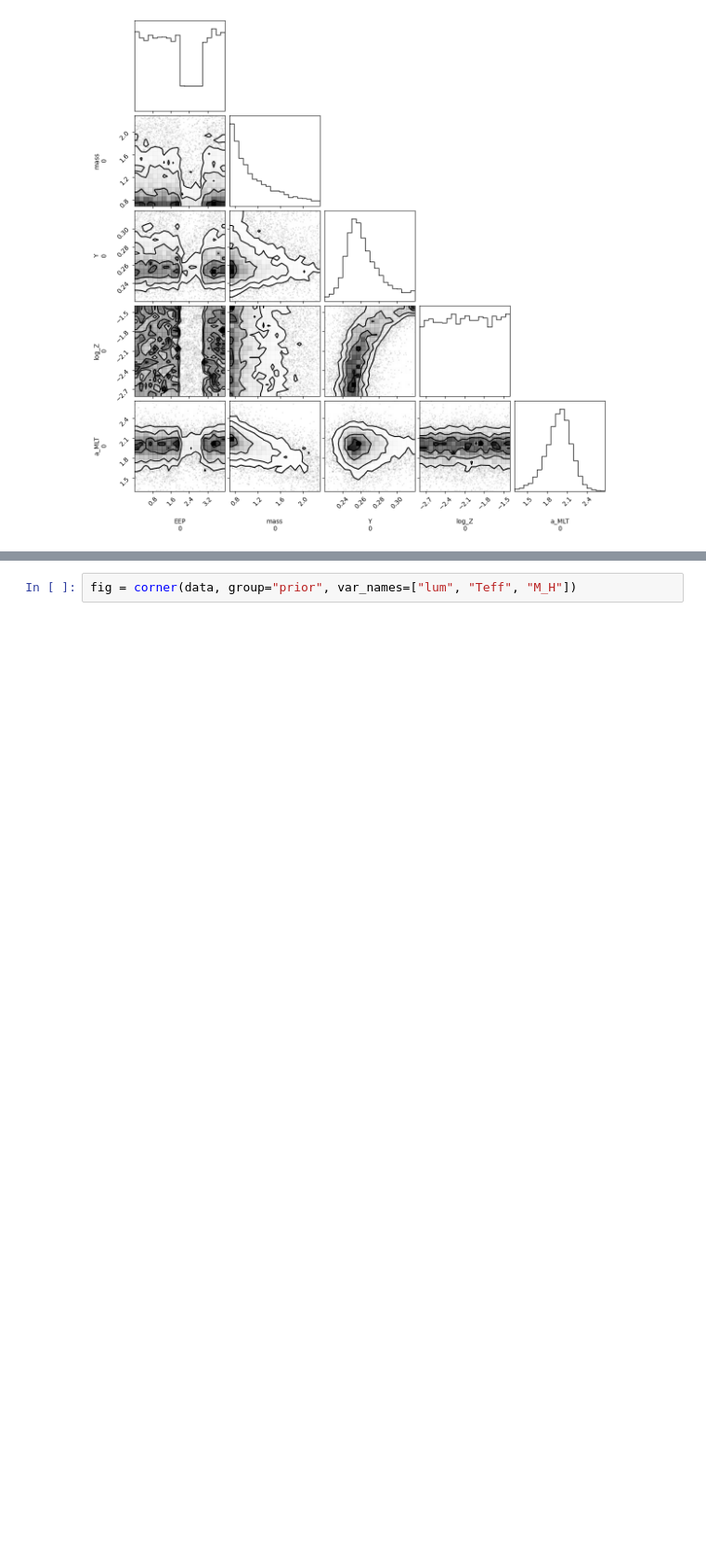
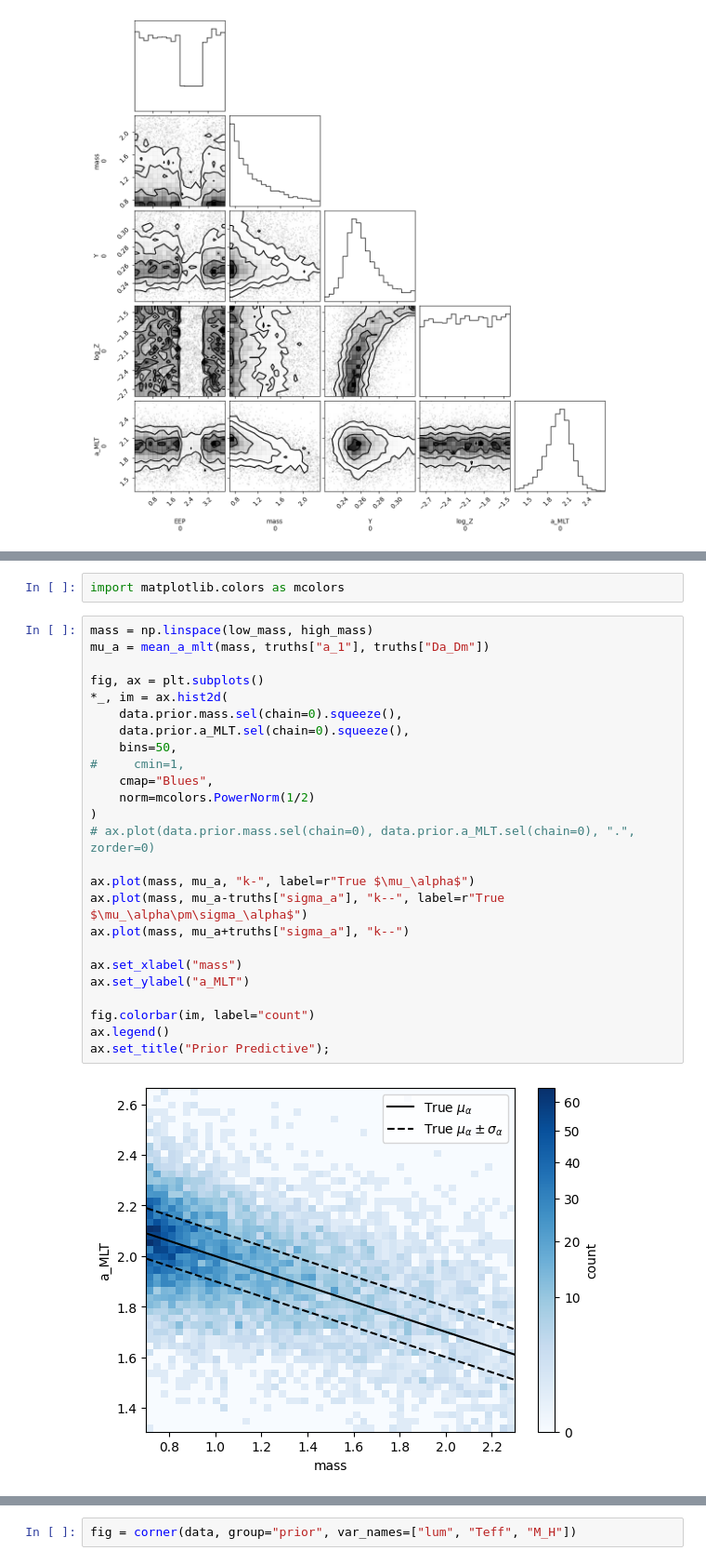
Before and after one commit to alexlyttle/stellar-emulator, a Jupyter notebook: notebook/inference-hierarchical.ipynb, the cells around one changed output, grey strips where cells are left out. Shown at 93% size. Saved outputs shown, nothing was run; the diff lists cells and outputs as text; blank space fills up the shorter version.

Commit message:
Add plots to hierarchical with 'true' distributions

```diff
--- a/notebook/inference-hierarchical.ipynb
+++ b/notebook/inference-hierarchical.ipynb
@@ -232,0 +165,29 @@ Just scales the whole thing. Just need to make sure draw from 0 to 1
+# %%
+import matplotlib.colors as mcolors
+# %%
+mass = np.linspace(low_mass, high_mass)
+mu_a = mean_a_mlt(mass, truths["a_1"], truths["Da_Dm"])
+
+fig, ax = plt.subplots()
+*_, im = ax.hist2d(
+    data.prior.mass.sel(chain=0).squeeze(),
+    data.prior.a_MLT.sel(chain=0).squeeze(),
+    bins=50,
+#     cmin=1,
+    cmap="Blues",
+    norm=mcolors.PowerNorm(1/2)
+)
+# ax.plot(data.prior.mass.sel(chain=0), data.prior.a_MLT.sel(chain=0), ".", zorder=0)
+
+ax.plot(mass, mu_a, "k-", label=r"True $\mu_\alpha$")
+ax.plot(mass, mu_a-truths["sigma_a"], "k--", label=r"True $\mu_\alpha\pm\sigma_\alpha$")
+ax.plot(mass, mu_a+truths["sigma_a"], "k--")
+
+ax.set_xlabel("mass")
+ax.set_ylabel("a_MLT")
+
+fig.colorbar(im, label="count")
+ax.legend()
+ax.set_title("Prior Predictive");
+# %% [output]
+[figure, added]
```
Also changed, not shown: parts of 26 cells of this notebook, 1 other file.
